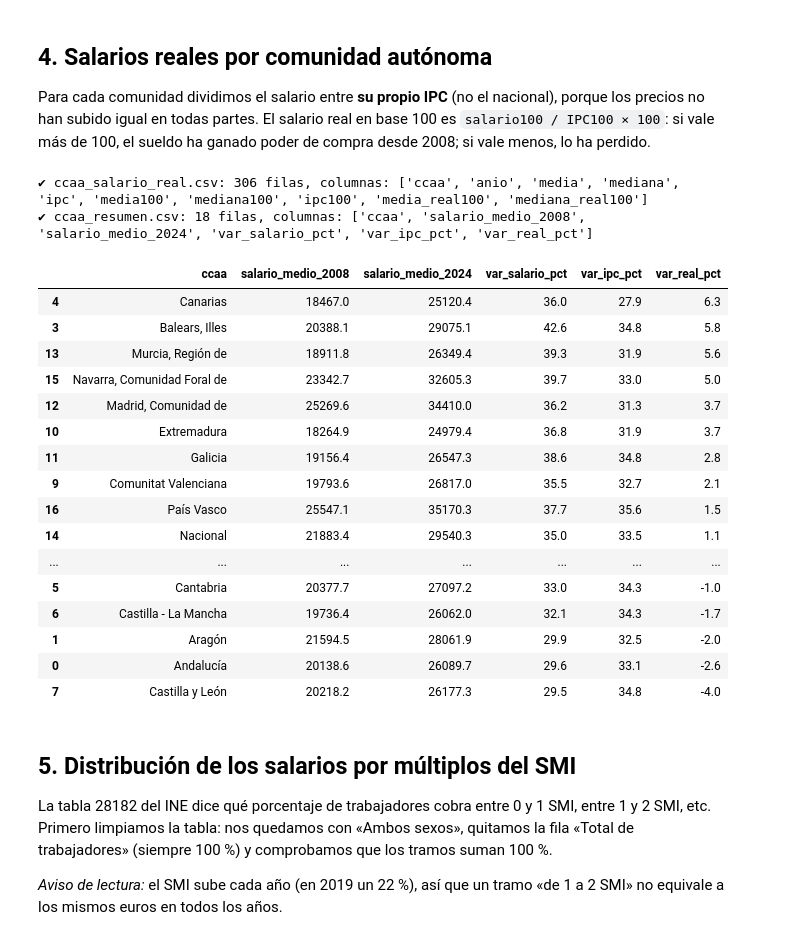
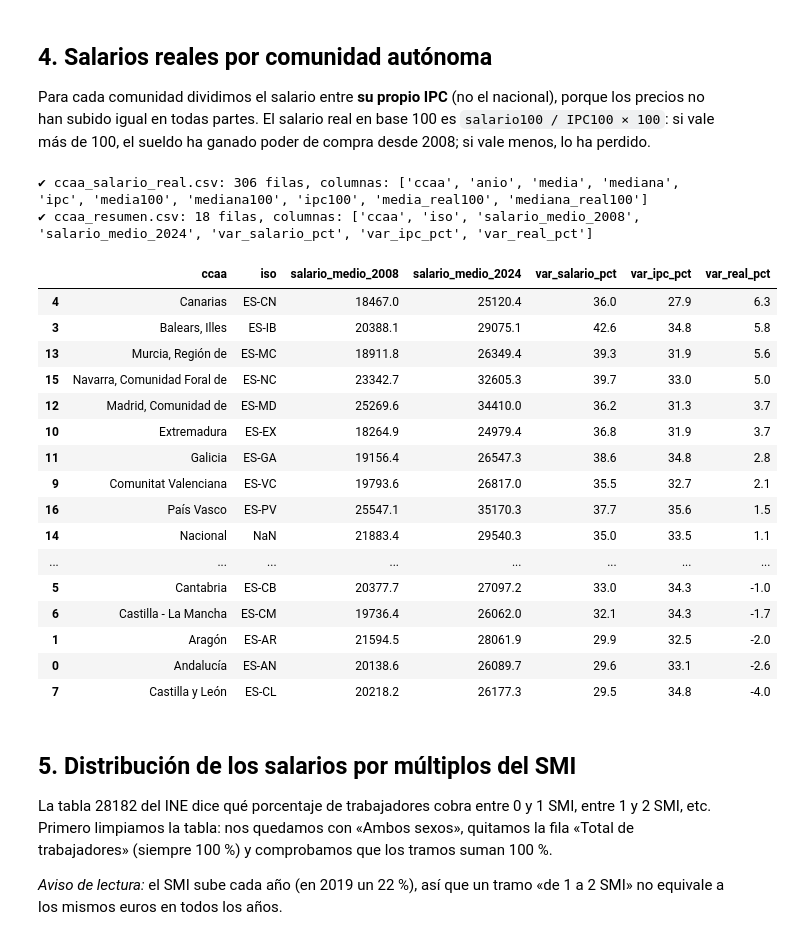
Before and after one commit to sortaria24-max/08MBID_TrabajoPractico, a Jupyter notebook: notebooks/TP_08MBID_preparacion_datos.ipynb, the cells around one changed output. Drawn from its saved outputs; the diff is of its cells as text; code cells hidden in the pictures.

```diff
--- a/notebooks/TP_08MBID_preparacion_datos.ipynb
+++ b/notebooks/TP_08MBID_preparacion_datos.ipynb
@@ -131,43 +131,50 @@ Para cada comunidad dividimos el salario entre **su propio IPC** (no el nacional
 # %%
 c = salarios.merge(ipc_anual, on=["ccaa", "anio"])
 c = c[(c.anio >= 2008) & (c.anio <= 2024)].sort_values(["ccaa", "anio"]).copy()
 base = c[c.anio == 2008].set_index("ccaa")
 for k in ["media", "mediana", "ipc"]:
     c[k + "100"] = 100 * c[k] / c.ccaa.map(base[k])
 c["media_real100"] = 100 * c.media100 / c.ipc100
 c["mediana_real100"] = 100 * c.mediana100 / c.ipc100
 ccaa_salario_real = c[["ccaa", "anio", "media", "mediana", "ipc", "media100", "mediana100", "ipc100",
                        "media_real100", "mediana_real100"]]
 guardar(ccaa_salario_real, "ccaa_salario_real.csv")
 
 u = ccaa_salario_real[ccaa_salario_real.anio == 2024].set_index("ccaa")
 resumen = pd.DataFrame({
     "salario_medio_2008": base.media, "salario_medio_2024": u.media,
     "var_salario_pct": u.media100 - 100, "var_ipc_pct": u.ipc100 - 100,
     "var_real_pct": u.media_real100 - 100,
 }).reset_index().sort_values("var_real_pct", ascending=False)
+# Código ISO de cada comunidad, para que el mapa reconozca las regiones sin depender del nombre
+ISO = {"Andalucía": "ES-AN", "Aragón": "ES-AR", "Asturias, Principado de": "ES-AS", "Balears, Illes": "ES-IB",
+       "Canarias": "ES-CN", "Cantabria": "ES-CB", "Castilla y León": "ES-CL", "Castilla - La Mancha": "ES-CM",
+       "Cataluña": "ES-CT", "Comunitat Valenciana": "ES-VC", "Extremadura": "ES-EX", "Galicia": "ES-GA",
+       "Madrid, Comunidad de": "ES-MD", "Murcia, Región de": "ES-MC", "Navarra, Comunidad Foral de": "ES-NC",
+       "País Vasco": "ES-PV", "Rioja, La": "ES-RI"}
+resumen.insert(1, "iso", resumen.ccaa.map(ISO))
 guardar(resumen, "ccaa_resumen.csv")
 resumen.round(1)
 # %% [output]
 ✔ ccaa_salario_real.csv: 306 filas, columnas: ['ccaa', 'anio', 'media', 'mediana', 'ipc', 'media100', 'mediana100', 'ipc100', 'media_real100', 'mediana_real100']
-✔ ccaa_resumen.csv: 18 filas, columnas: ['ccaa', 'salario_medio_2008', 'salario_medio_2024', 'var_salario_pct', 'var_ipc_pct', 'var_real_pct']
+✔ ccaa_resumen.csv: 18 filas, columnas: ['ccaa', 'iso', 'salario_medio_2008', 'salario_medio_2024', 'var_salario_pct', 'var_ipc_pct', 'var_real_pct']
-|  | ccaa | salario_medio_2008 | salario_medio_2024 | var_salario_pct | var_ipc_pct | var_real_pct |
-| 4 | Canarias | 18467.0 | 25120.4 | 36.0 | 27.9 | 6.3 |
-| 3 | Balears, Illes | 20388.1 | 29075.1 | 42.6 | 34.8 | 5.8 |
-| 13 | Murcia, Región de | 18911.8 | 26349.4 | 39.3 | 31.9 | 5.6 |
-| 15 | Navarra, Comunidad Foral de | 23342.7 | 32605.3 | 39.7 | 33.0 | 5.0 |
-| 12 | Madrid, Comunidad de | 25269.6 | 34410.0 | 36.2 | 31.3 | 3.7 |
-| 10 | Extremadura | 18264.9 | 24979.4 | 36.8 | 31.9 | 3.7 |
-| 11 | Galicia | 19156.4 | 26547.3 | 38.6 | 34.8 | 2.8 |
-| 9 | Comunitat Valenciana | 19793.6 | 26817.0 | 35.5 | 32.7 | 2.1 |
-| 16 | País Vasco | 25547.1 | 35170.3 | 37.7 | 35.6 | 1.5 |
-| 14 | Nacional | 21883.4 | 29540.3 | 35.0 | 33.5 | 1.1 |
-| ... | ... | ... | ... | ... | ... | ... |
-| 5 | Cantabria | 20377.7 | 27097.2 | 33.0 | 34.3 | -1.0 |
-| 6 | Castilla - La Mancha | 19736.4 | 26062.0 | 32.1 | 34.3 | -1.7 |
-| 1 | Aragón | 21594.5 | 28061.9 | 29.9 | 32.5 | -2.0 |
-| 0 | Andalucía | 20138.6 | 26089.7 | 29.6 | 33.1 | -2.6 |
-| 7 | Castilla y León | 20218.2 | 26177.3 | 29.5 | 34.8 | -4.0 |
+|  | ccaa | iso | salario_medio_2008 | salario_medio_2024 | var_salario_pct | var_ipc_pct | var_real_pct |
+| 4 | Canarias | ES-CN | 18467.0 | 25120.4 | 36.0 | 27.9 | 6.3 |
+| 3 | Balears, Illes | ES-IB | 20388.1 | 29075.1 | 42.6 | 34.8 | 5.8 |
+| 13 | Murcia, Región de | ES-MC | 18911.8 | 26349.4 | 39.3 | 31.9 | 5.6 |
+| 15 | Navarra, Comunidad Foral de | ES-NC | 23342.7 | 32605.3 | 39.7 | 33.0 | 5.0 |
+| 12 | Madrid, Comunidad de | ES-MD | 25269.6 | 34410.0 | 36.2 | 31.3 | 3.7 |
+| 10 | Extremadura | ES-EX | 18264.9 | 24979.4 | 36.8 | 31.9 | 3.7 |
+| 11 | Galicia | ES-GA | 19156.4 | 26547.3 | 38.6 | 34.8 | 2.8 |
+| 9 | Comunitat Valenciana | ES-VC | 19793.6 | 26817.0 | 35.5 | 32.7 | 2.1 |
+| 16 | País Vasco | ES-PV | 25547.1 | 35170.3 | 37.7 | 35.6 | 1.5 |
+| 14 | Nacional | NaN | 21883.4 | 29540.3 | 35.0 | 33.5 | 1.1 |
+| ... | ... | ... | ... | ... | ... | ... | ... |
+| 5 | Cantabria | ES-CB | 20377.7 | 27097.2 | 33.0 | 34.3 | -1.0 |
+| 6 | Castilla - La Mancha | ES-CM | 19736.4 | 26062.0 | 32.1 | 34.3 | -1.7 |
+| 1 | Aragón | ES-AR | 21594.5 | 28061.9 | 29.9 | 32.5 | -2.0 |
+| 0 | Andalucía | ES-AN | 20138.6 | 26089.7 | 29.6 | 33.1 | -2.6 |
+| 7 | Castilla y León | ES-CL | 20218.2 | 26177.3 | 29.5 | 34.8 | -4.0 |
 # %% [markdown]
 ## 5. Distribución de los salarios por múltiplos del SMI
 La tabla 28182 del INE dice qué porcentaje de trabajadores cobra entre 0 y 1 SMI, entre 1 y 2 SMI, etc. Primero limpiamos la tabla: nos quedamos con «Ambos sexos», quitamos la fila «Total de trabajadores» (siempre 100 %) y comprobamos que los tramos suman 100 %.
```
